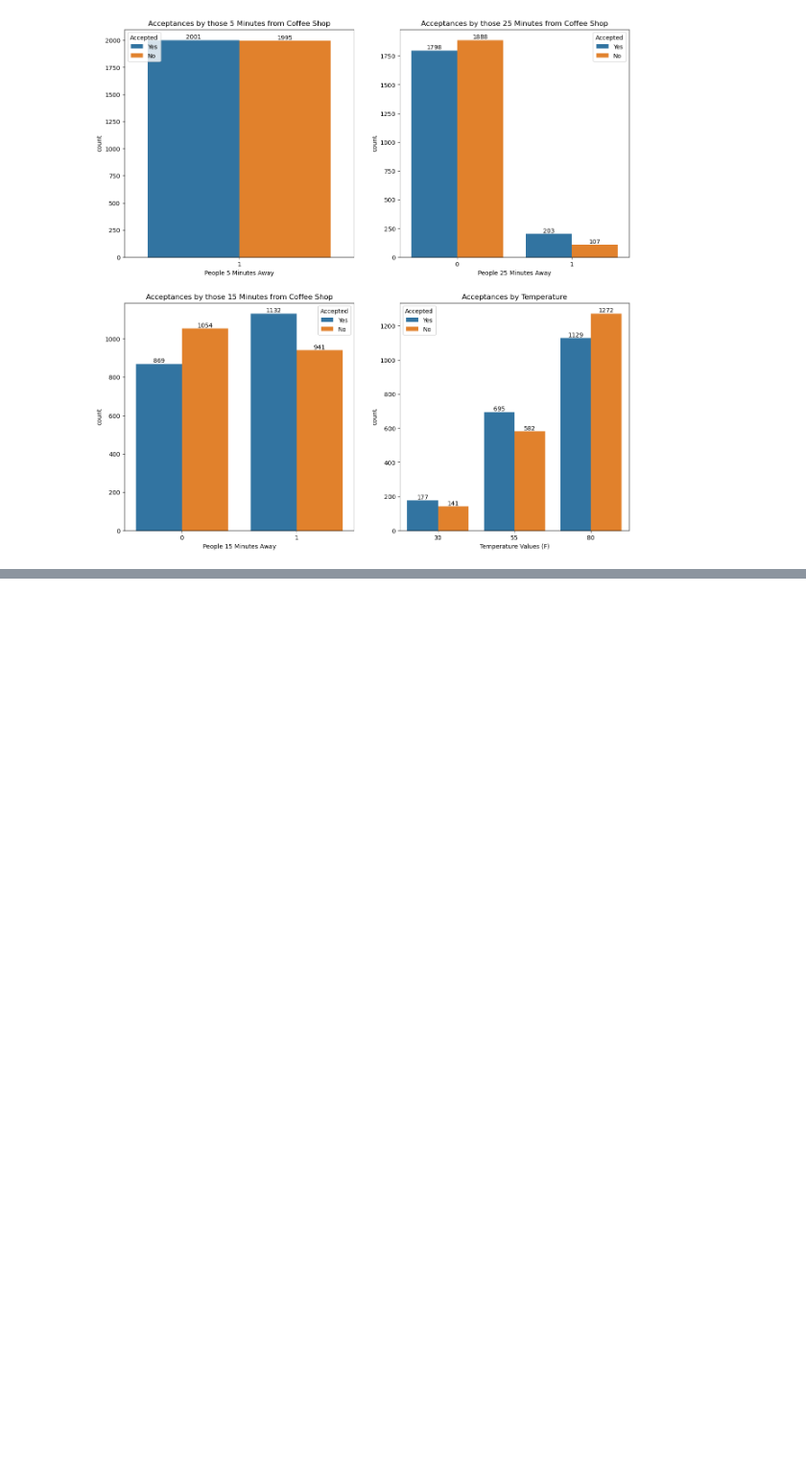
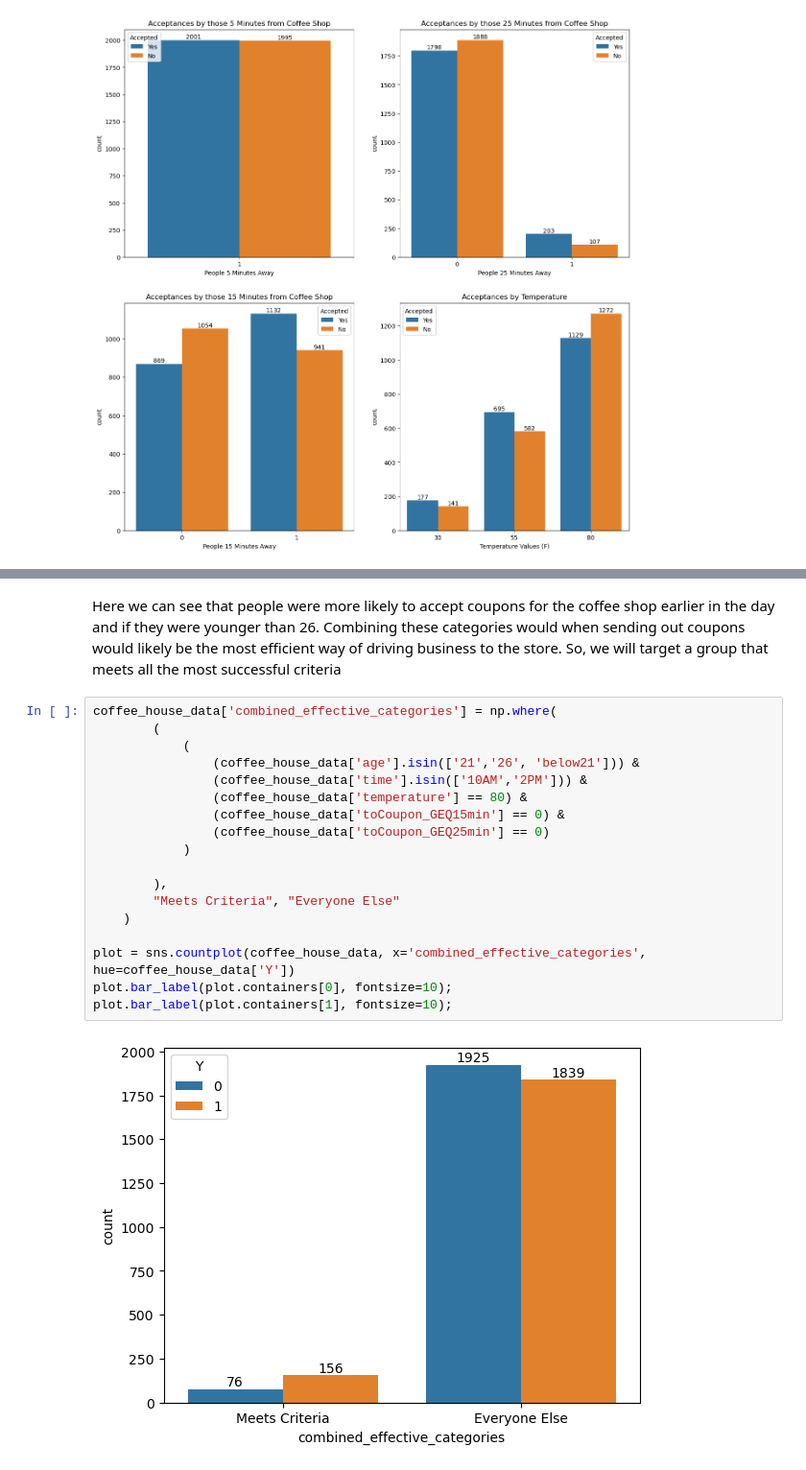
Before and after one commit to pratikbassi/Will-the-Customer-Accept-the-Coupon-, a Jupyter notebook: prompt.ipynb, the cells around one changed output, grey strips where cells are left out. Shown at 96% size. Drawn from its saved outputs; the diff is of its cells as text; blank space fills up the shorter version.

```diff
--- a/prompt.ipynb
+++ b/prompt.ipynb
@@ -351,0 +395,22 @@ axes[1,1].bar_label(axes[1,1].containers[1], fontsize=10);
+# %% [markdown]
+Here we can see that people were more likely to accept coupons for the coffee shop earlier in the day and if they were younger than 26. Combining these categories would when sending out coupons would likely be the most efficient way of driving business to the store. So, we will target a group that meets all the most successful criteria
+# %%
+coffee_house_data['combined_effective_categories'] = np.where(
+        (
+            (
+                (coffee_house_data['age'].isin(['21','26', 'below21'])) &
+                (coffee_house_data['time'].isin(['10AM','2PM'])) &
+                (coffee_house_data['temperature'] == 80) &
+                (coffee_house_data['toCoupon_GEQ15min'] == 0) &
+                (coffee_house_data['toCoupon_GEQ25min'] == 0)
+            )
+
+        ),
+        "Meets Criteria", "Everyone Else"
+    )
+
+plot = sns.countplot(coffee_house_data, x='combined_effective_categories', hue=coffee_house_data['Y'])
+plot.bar_label(plot.containers[0], fontsize=10);
+plot.bar_label(plot.containers[1], fontsize=10);
+# %% [output]
+[figure, added]
```
Also changed, not shown: parts of 6 cells of this notebook, 9 other files.
